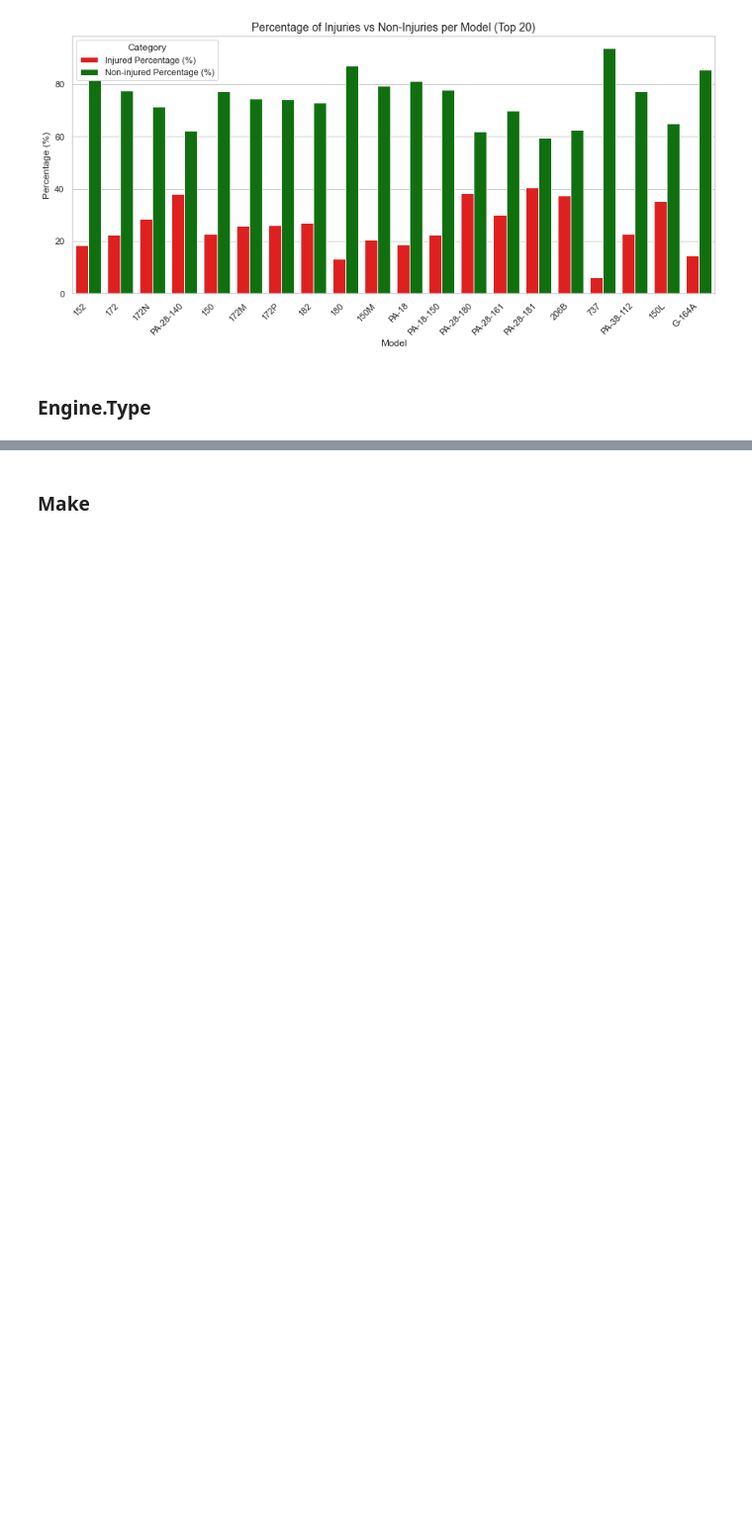
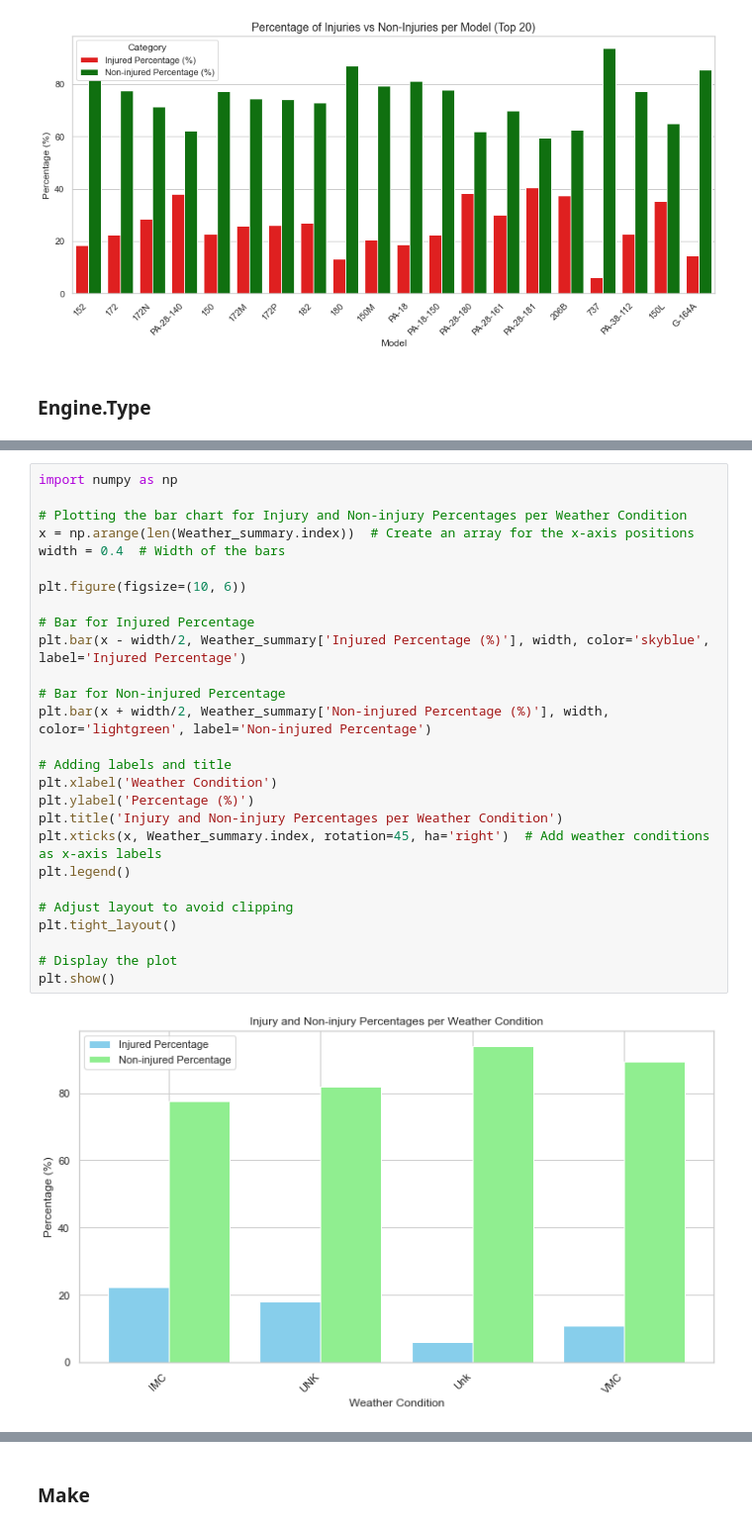
Before and after one commit to jakeg2320/Phase_1_Project, a Jupyter notebook: Additional_Phase_1_Project_Notebook.ipynb, the cells around one changed output, grey strips where cells are left out. Shown at 99% size. Saved outputs shown, nothing was run; the diff lists cells and outputs as text; blank space fills up the shorter version.

```diff
--- a/Additional_Phase_1_Project_Notebook.ipynb
+++ b/Additional_Phase_1_Project_Notebook.ipynb
@@ -259,0 +339,29 @@ sorted_Aircraft_summary.head(20)
+# %%
+import numpy as np
+
+# Plotting the bar chart for Injury and Non-injury Percentages per Weather Condition
+x = np.arange(len(Weather_summary.index))  # Create an array for the x-axis positions
+width = 0.4  # Width of the bars
+
+plt.figure(figsize=(10, 6))
+
+# Bar for Injured Percentage
+plt.bar(x - width/2, Weather_summary['Injured Percentage (%)'], width, color='skyblue', label='Injured Percentage')
+
+# Bar for Non-injured Percentage
+plt.bar(x + width/2, Weather_summary['Non-injured Percentage (%)'], width, color='lightgreen', label='Non-injured Percentage')
+
+# Adding labels and title
+plt.xlabel('Weather Condition')
+plt.ylabel('Percentage (%)')
+plt.title('Injury and Non-injury Percentages per Weather Condition')
+plt.xticks(x, Weather_summary.index, rotation=45, ha='right')  # Add weather conditions as x-axis labels
+plt.legend()
+
+# Adjust layout to avoid clipping
+plt.tight_layout()
+
+# Display the plot
+plt.show()
+# %% [output]
+[figure, added]
```
Also changed, not shown: parts of 27 cells of this notebook.
